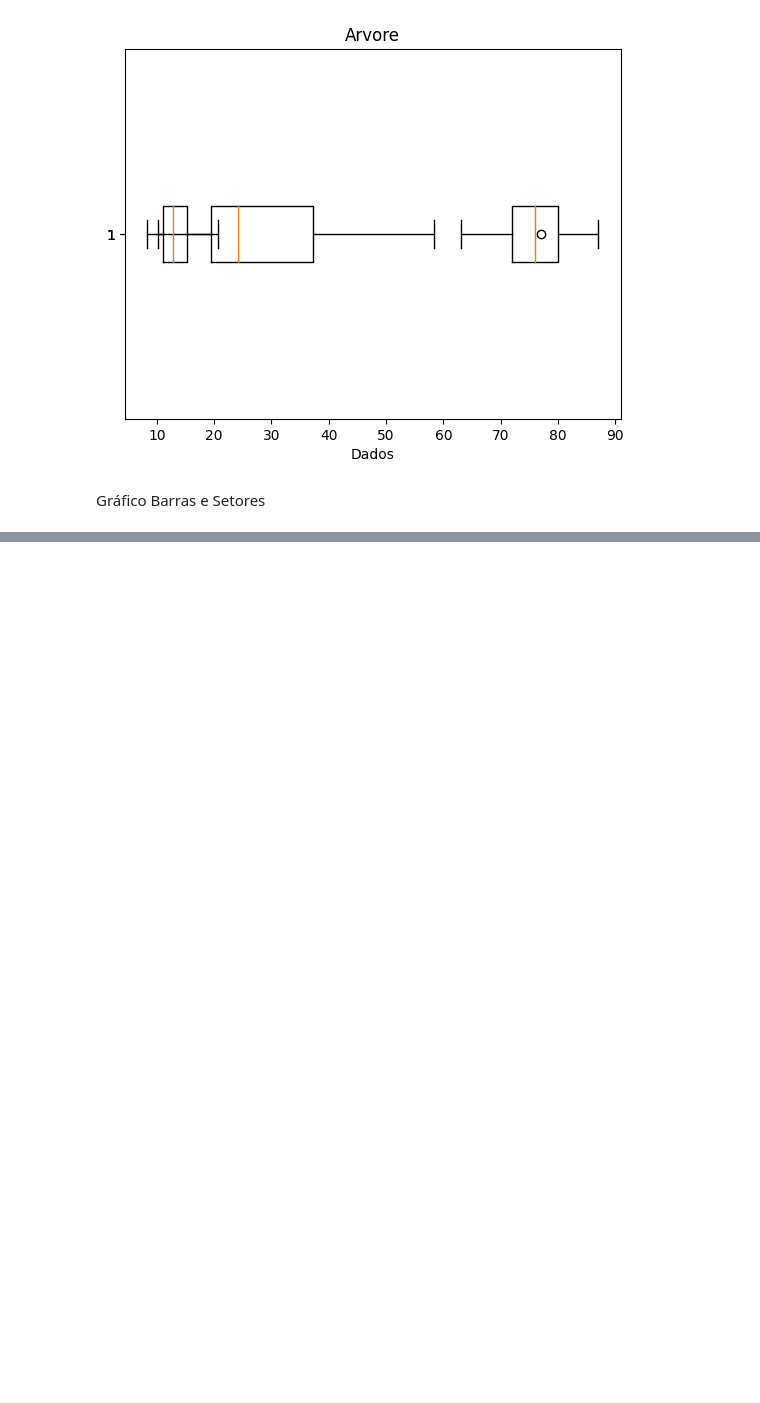
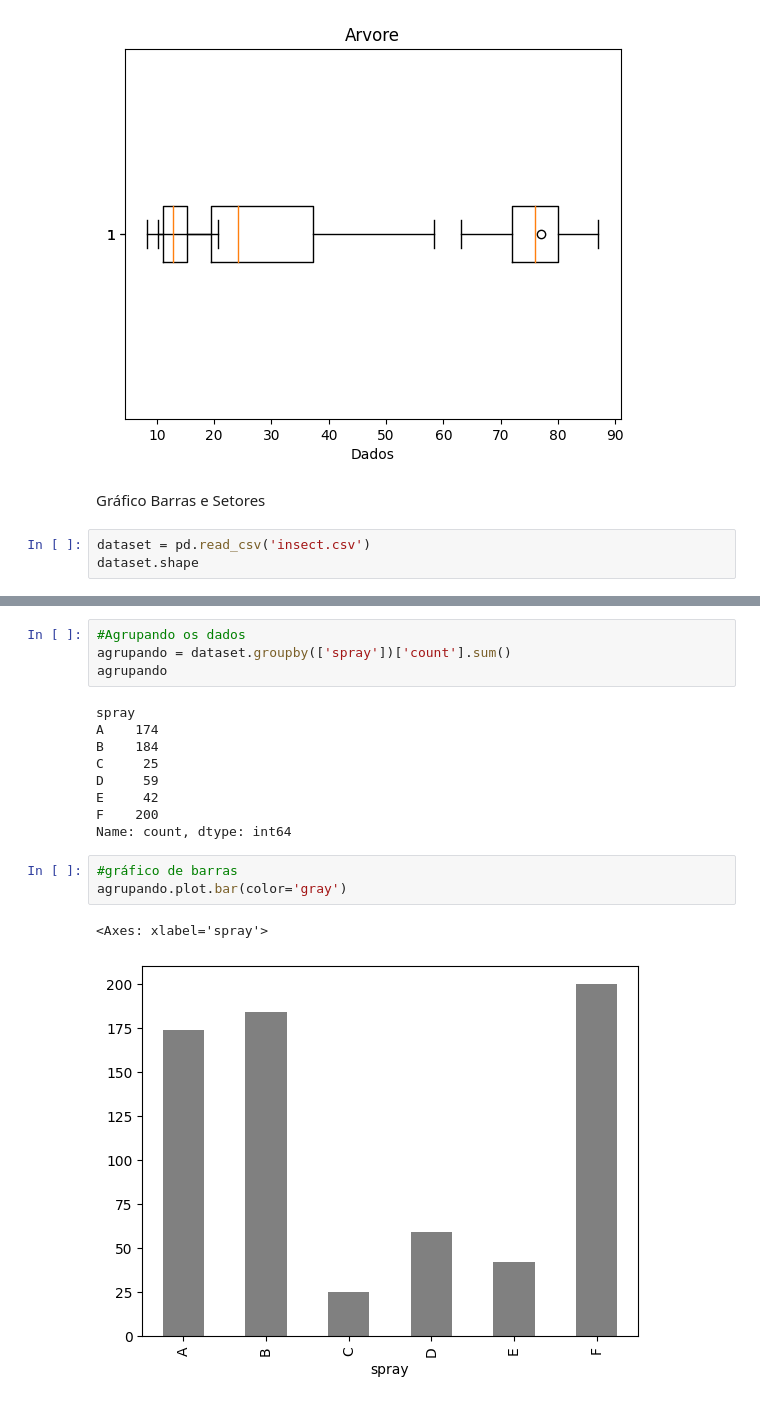
Before and after one commit to MariaNatiele/Estudando_DataScience, a Jupyter notebook: Gráficos.ipynb, the cells around one changed output, grey strips where cells are left out. Saved outputs shown, nothing was run; the diff lists cells and outputs as text; blank space fills up the shorter version.

```diff
--- a/Gráficos.ipynb
+++ b/Gráficos.ipynb
@@ -210,3 +210,6 @@ Text(0.5, 0, 'Dados')
 [figure]
 # %% [markdown]
 Gráfico Barras e Setores
+# %%
+dataset = pd.read_csv('insect.csv')
+dataset.shape
@@ -212,0 +227,19 @@ Gráfico Barras e Setores
+# %%
+#Agrupando os dados
+agrupando = dataset.groupby(['spray'])['count'].sum()
+agrupando
+# %% [output]
+spray
+A    174
+B    184
+C     25
+D     59
+E     42
+F    200
+Name: count, dtype: int64
+# %%
+#gráfico de barras
+agrupando.plot.bar(color='gray')
+# %% [output]
+<Axes: xlabel='spray'>
+[figure, added]
```
Also changed, not shown: parts of 47 cells of this notebook.
